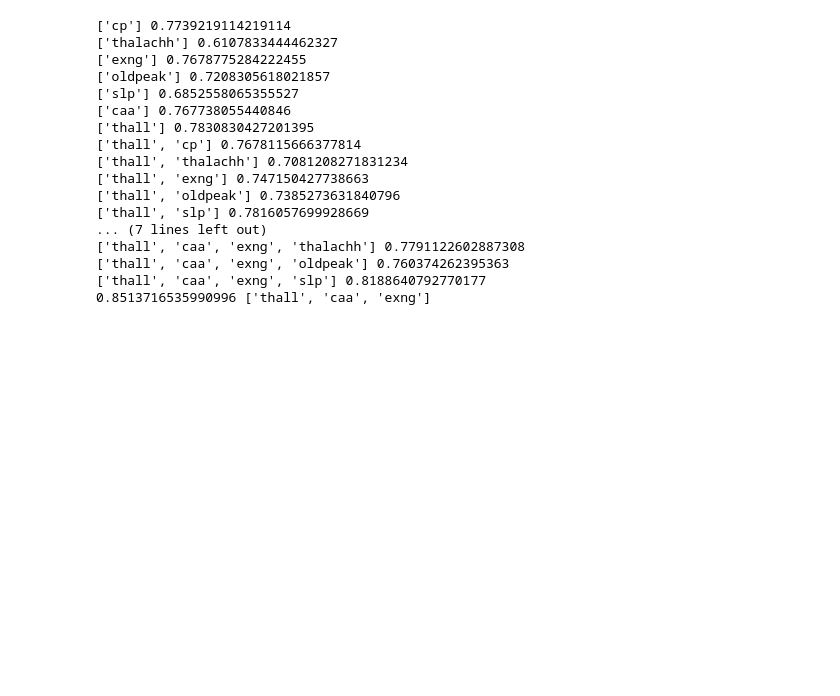
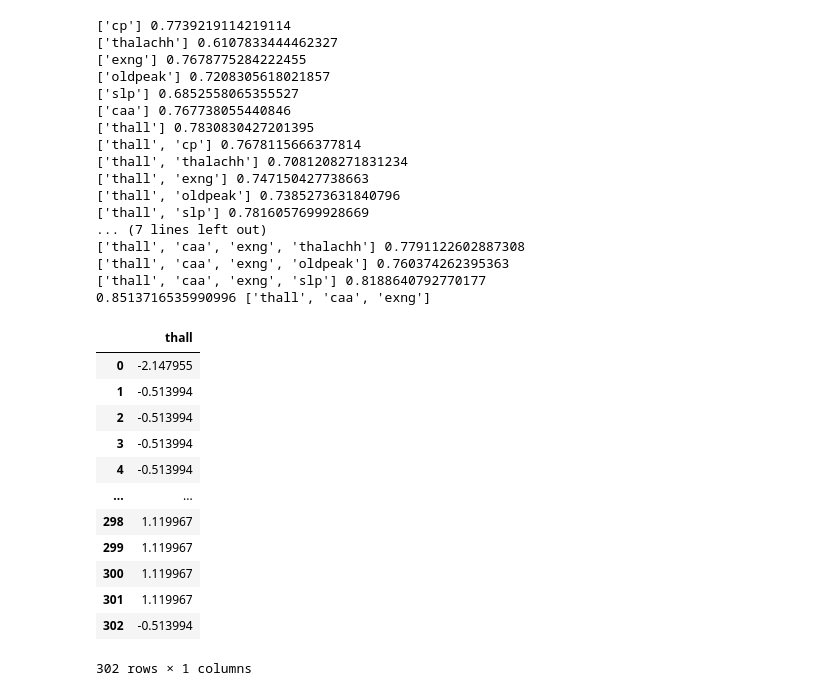
Before and after one commit to KarenMargaryanGit/ML_Models_Implimentation, a Jupyter notebook: Heart Attack Analysis & Prediction/Heart Attack Analysis.ipynb, the cells around one changed output. Cells and saved outputs as stored; diff of their text form; code cells hidden in the pictures; blank space fills up the shorter version.

```diff
--- a/Heart Attack Analysis & Prediction/Heart Attack Analysis.ipynb
+++ b/Heart Attack Analysis & Prediction/Heart Attack Analysis.ipynb
@@ -436,3 +436,25 @@ forward_selection(DecisionTreeClassifier())
 ['thall', 'caa', 'exng', 'oldpeak'] 0.760374262395363
 ['thall', 'caa', 'exng', 'slp'] 0.8188640792770177
 0.8513716535990996 ['thall', 'caa', 'exng']
+# %%
+from sklearn.feature_selection import SequentialFeatureSelector
+pipeline = make_pipeline(StandardScaler(), LogisticRegression())
+sfs = SequentialFeatureSelector(pipeline, scoring='f1', n_features_to_select='auto', tol=0.001, cv=5)
+sfs.fit(data, target)
+sfs.get_support()
+# sfs.transform(data)
+data.iloc[:, sfs.get_support()]
+# %% [output]
+|  | thall |
+| 0 | -2.147955 |
+| 1 | -0.513994 |
+| 2 | -0.513994 |
+| 3 | -0.513994 |
+| 4 | -0.513994 |
+| ... | ... |
+| 298 | 1.119967 |
+| 299 | 1.119967 |
+| 300 | 1.119967 |
+| 301 | 1.119967 |
+| 302 | -0.513994 |
+302 rows × 1 columns
```
Also changed, not shown: parts of 2 cells of this notebook.
